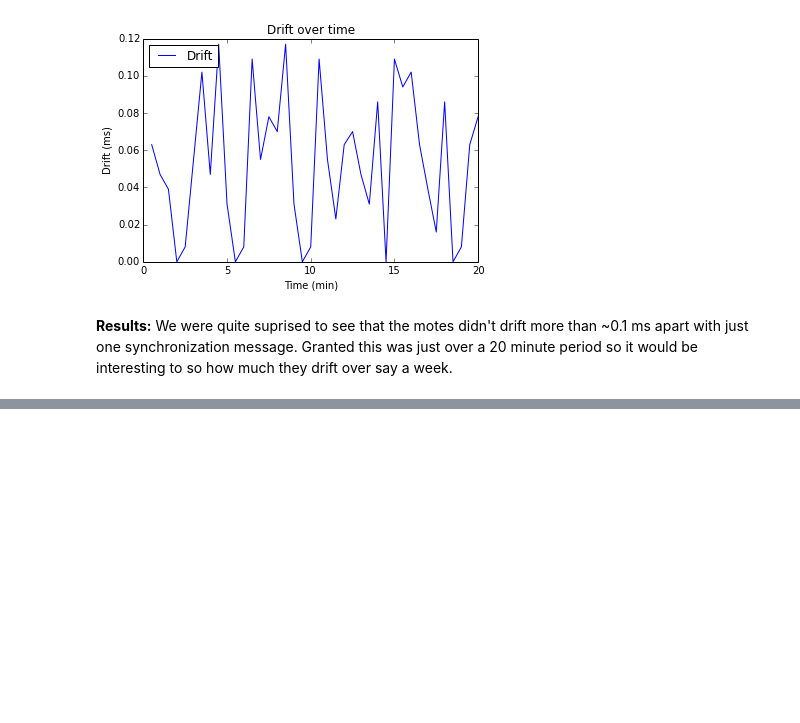
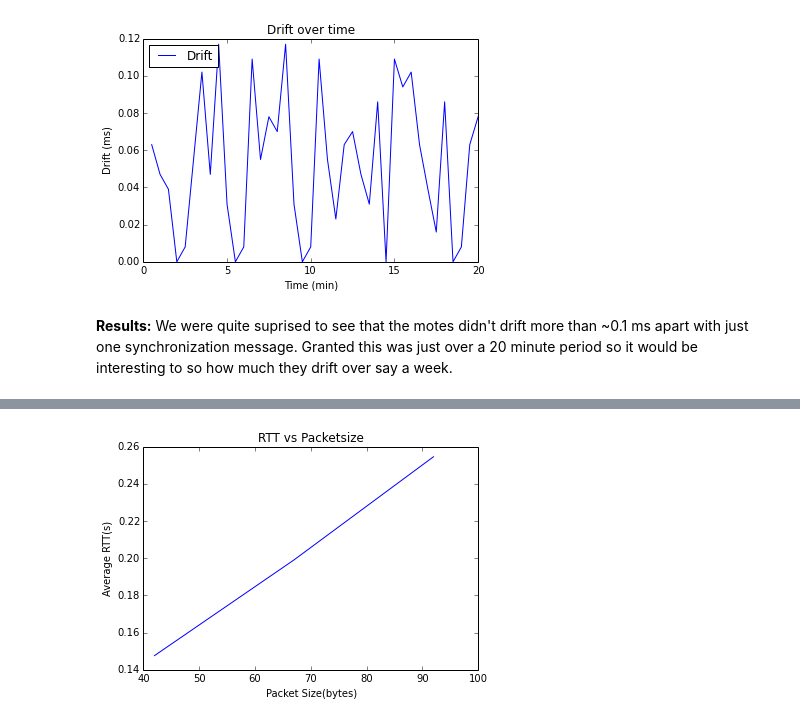
Before and after one commit to DrThyme/TWAMP-Measurement-IoT, a Jupyter notebook: experiments/Experiments_Presentation.ipynb, the cells around one changed output, grey strips where cells are left out. Drawn from its saved outputs; the diff is of its cells as text; code cells hidden in the pictures; blank space fills up the shorter version.

```diff
--- a/experiments/Experiments_Presentation.ipynb
+++ b/experiments/Experiments_Presentation.ipynb
@@ -124,6 +124,20 @@ def plot_drift(values):
     plt.legend(loc='upper left')
 
     plt.show()
+# %%
+def plot_line(values,title,xlabel,ylabel):
+    x, y = [],[]
+    with open(values, 'rb') as f:
+            reader = csv.reader(f,delimiter='-')
+            for row in reader:
+                x.append(float(row[1]))
+                y.append(float(row[0]))
+    plt.title(title)
+    plt.xlabel(xlabel)
+    plt.ylabel(ylabel)
+    plt.plot(x, y)
+
+    plt.show()
 # %%
 amount = ['logs/log_amount10.txt','logs/log_amount20.txt', 'logs/log_amount30.txt', 'logs/log_amount40.txt', \
           'logs/log_amount50.txt','logs/log_amount60.txt','logs/log_amount70.txt', 'logs/log_amount80.txt', \
@@ -203,0 +257,4 @@ plot_drift('logs/drift20m.txt')
+# %%
+plot_line('logs/rtt_packetsize.txt','RTT vs Packetsize','Packet Size(bytes)','Average RTT(s)')
+# %% [output]
+[figure, added]
```
Also changed, not shown: parts of 14 cells of this notebook, 9 other files.
